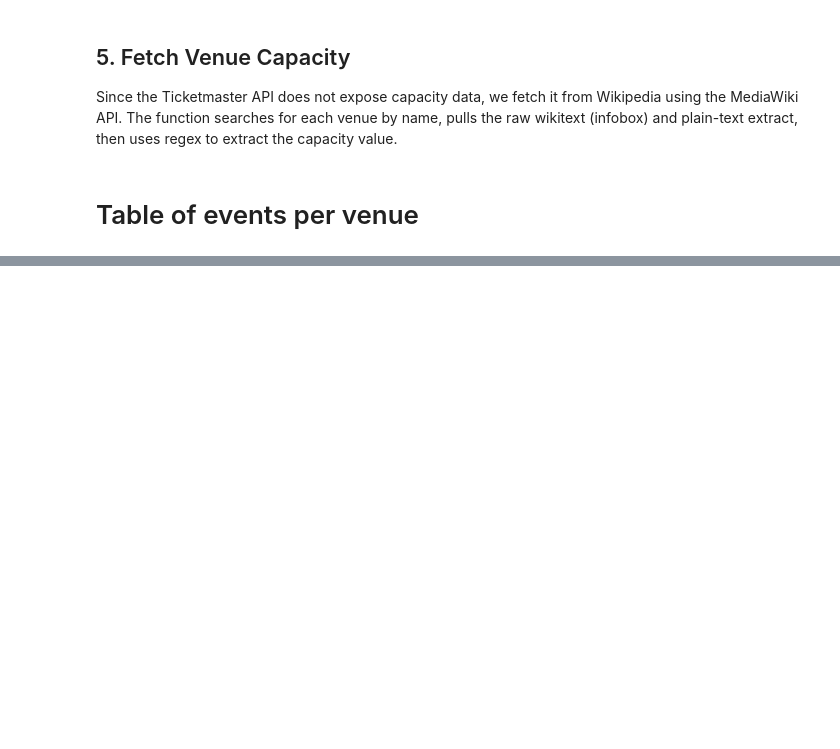
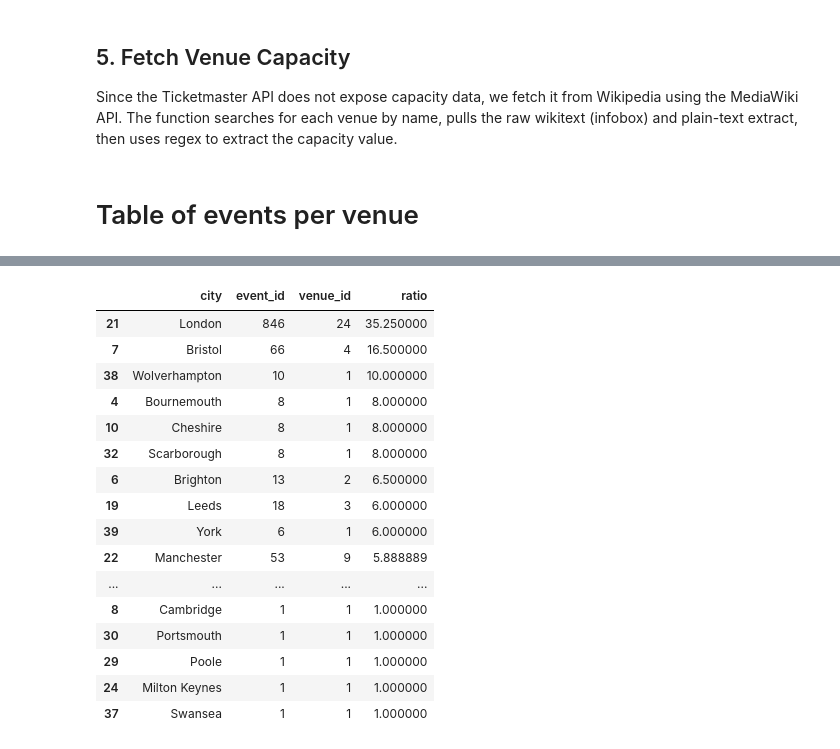
Before and after one commit to Monomil/EventIntelligence, a Jupyter notebook: ticketmaster.ipynb, the cells around one changed output, grey strips where cells are left out. Saved outputs shown, nothing was run; the diff lists cells and outputs as text; code cells hidden in the pictures; blank space fills up the shorter version.

```diff
--- a/ticketmaster.ipynb
+++ b/ticketmaster.ipynb
@@ -277,0 +316,27 @@ st.plotly_chart(map)
+# %%
+city_counts = df_events.groupby('city')['event_id'].count()
+venue_counts = df_events.groupby('city')
+venue_counts = venue_counts['venue_id'].nunique()
+venue_counts = venue_counts.reset_index()
+city_counts = city_counts.reset_index()
+ratios = city_counts.merge(venue_counts, on='city', how='inner')
+ratios['ratio'] = ratios['event_id'] / ratios['venue_id']
+ratios.sort_values(by='ratio', ascending=False)
+# %% [output]
+|  | city | event_id | venue_id | ratio |
+| 21 | London | 846 | 24 | 35.250000 |
+| 7 | Bristol | 66 | 4 | 16.500000 |
+| 38 | Wolverhampton | 10 | 1 | 10.000000 |
+| 4 | Bournemouth | 8 | 1 | 8.000000 |
+| 10 | Cheshire | 8 | 1 | 8.000000 |
+| 32 | Scarborough | 8 | 1 | 8.000000 |
+| 6 | Brighton | 13 | 2 | 6.500000 |
+| 19 | Leeds | 18 | 3 | 6.000000 |
+| 39 | York | 6 | 1 | 6.000000 |
+| 22 | Manchester | 53 | 9 | 5.888889 |
+| ... | ... | ... | ... | ... |
+| 8 | Cambridge | 1 | 1 | 1.000000 |
+| 30 | Portsmouth | 1 | 1 | 1.000000 |
+| 29 | Poole | 1 | 1 | 1.000000 |
+| 24 | Milton Keynes | 1 | 1 | 1.000000 |
+| 37 | Swansea | 1 | 1 | 1.000000 |
```
Also changed, not shown: parts of 6 cells of this notebook.
